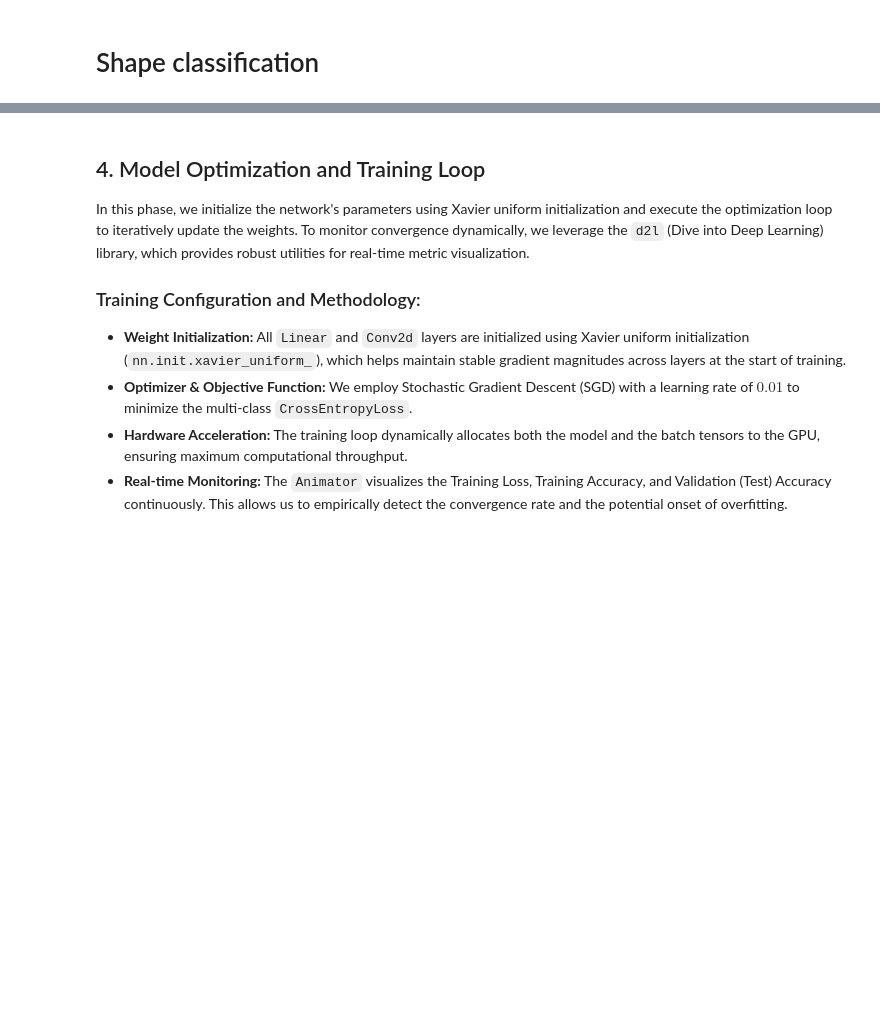
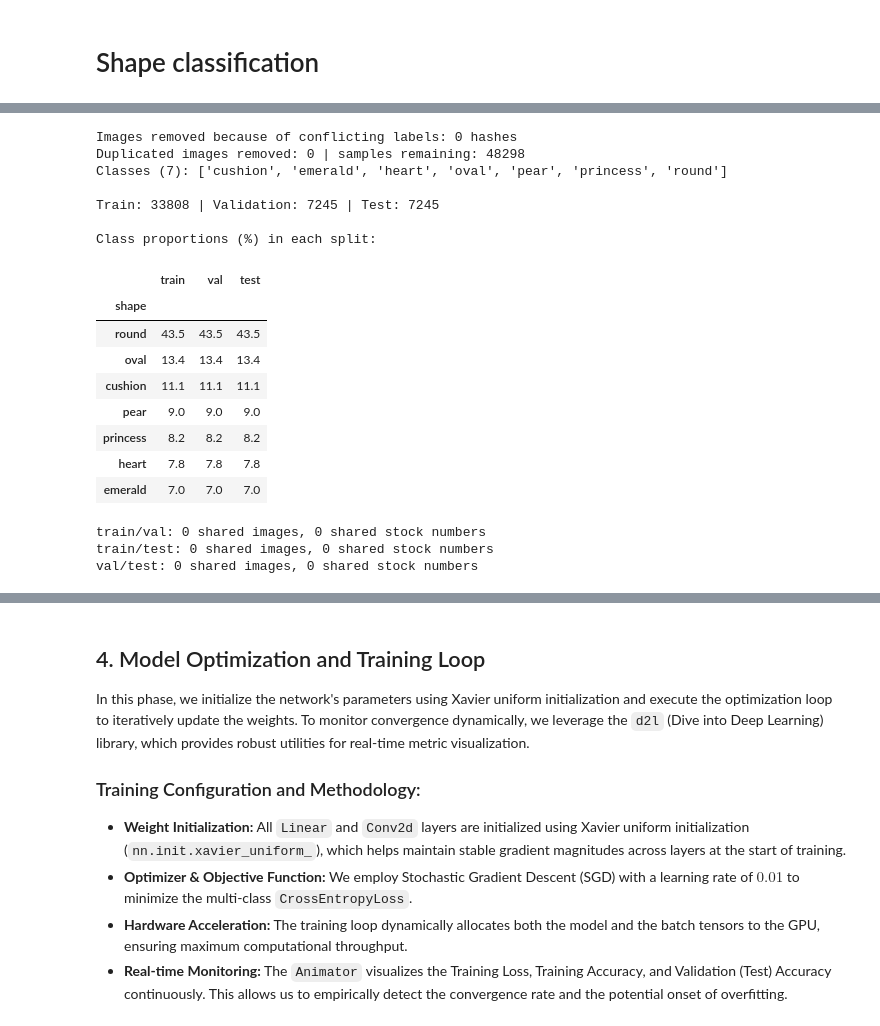
Before and after one commit to GabriellaFonio/Deep-learning-project-, a Jupyter notebook: progetto deep learning_ diamond classification.ipynb, the cells around one changed output, grey strips where cells are left out. Saved outputs shown, nothing was run; the diff lists cells and outputs as text; code cells hidden in the pictures; blank space fills up the shorter version.

```diff
--- a/progetto deep learning_ diamond classification.ipynb
+++ b/progetto deep learning_ diamond classification.ipynb
@@ -466,0 +404,62 @@ Samples remaining after excluding 'marquise': 48298
+# %%
+from sklearn.model_selection import train_test_split
+
+# 1. Dataset of the shape task: marquise excluded
+df_shape = df[df['shape'] != 'marquise']
+
+# Identical images with different labels are ambiguous: drop them all
+shape_per_hash = df_shape.groupby('img_hash')['shape'].nunique()
+conflicting = shape_per_hash[shape_per_hash > 1].index
+df_shape = df_shape[~df_shape['img_hash'].isin(conflicting)]
+print(f"Images removed because of conflicting labels: {len(conflicting)} hashes")
+
+# Keep one copy of each byte-identical image
+n_before = len(df_shape)
+df_shape = df_shape.drop_duplicates(subset='img_hash').reset_index(drop=True)
+print(f"Duplicated images removed: {n_before - len(df_shape)} | samples remaining: {len(df_shape)}")
+
+shape_classes = sorted(df_shape['shape'].unique())
+print(f"Classes ({len(shape_classes)}): {shape_classes}")
+
+# 2. Stratified split 70 / 15 / 15
+train_df, temp_df = train_test_split(
+    df_shape, test_size=0.30, stratify=df_shape['shape'], random_state=SEED)
+val_df, test_df = train_test_split(
+    temp_df, test_size=0.50, stratify=temp_df['shape'], random_state=SEED)
+
+print(f"\nTrain: {len(train_df)} | Validation: {len(val_df)} | Test: {len(test_df)}")
+
+split_summary = pd.DataFrame({
+    'train': train_df['shape'].value_counts(normalize=True),
+    'val':   val_df['shape'].value_counts(normalize=True),
+    'test':  test_df['shape'].value_counts(normalize=True),
+}).mul(100).round(1)
+print("\nClass proportions (%) in each split:")
+display(split_summary)
+
+# 3. Leakage check
+splits = {'train': train_df, 'val': val_df, 'test': test_df}
+for a, b in [('train', 'val'), ('train', 'test'), ('val', 'test')]:
+    shared_images = set(splits[a]['img_hash']) & set(splits[b]['img_hash'])
+    shared_stock = set(splits[a]['stock_number']) & set(splits[b]['stock_number'])
+    print(f"{a}/{b}: {len(shared_images)} shared images, {len(shared_stock)} shared stock numbers")
+# %% [output]
+Images removed because of conflicting labels: 0 hashes
+Duplicated images removed: 0 | samples remaining: 48298
+Classes (7): ['cushion', 'emerald', 'heart', 'oval', 'pear', 'princess', 'round']
+
+Train: 33808 | Validation: 7245 | Test: 7245
+
+Class proportions (%) in each split:
+|  | train | val | test |
+| shape |  |  |  |
+| round | 43.5 | 43.5 | 43.5 |
+| oval | 13.4 | 13.4 | 13.4 |
+| cushion | 11.1 | 11.1 | 11.1 |
+| pear | 9.0 | 9.0 | 9.0 |
+| princess | 8.2 | 8.2 | 8.2 |
+| heart | 7.8 | 7.8 | 7.8 |
+| emerald | 7.0 | 7.0 | 7.0 |
+train/val: 0 shared images, 0 shared stock numbers
+train/test: 0 shared images, 0 shared stock numbers
+val/test: 0 shared images, 0 shared stock numbers
```
Also changed, not shown: parts of 41 cells of this notebook.
